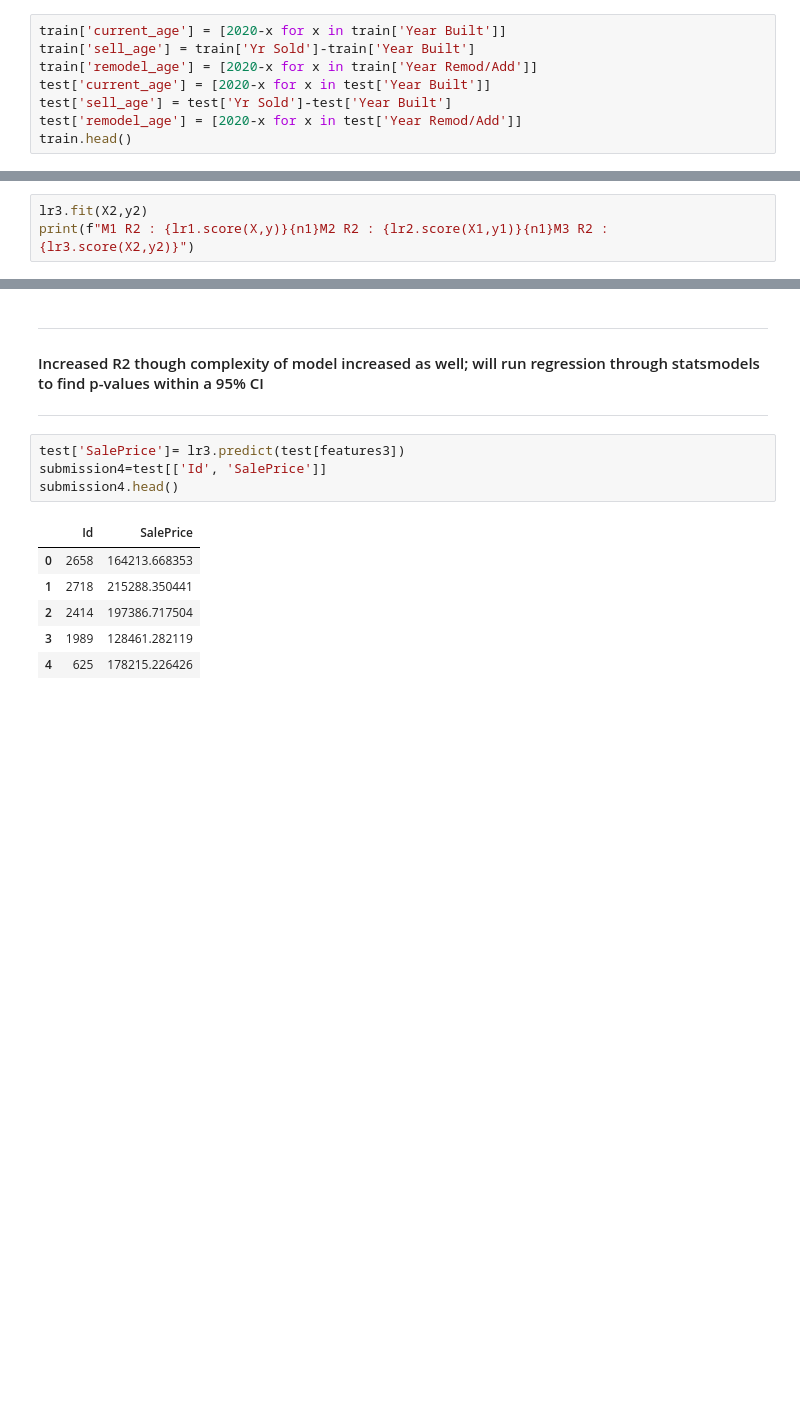
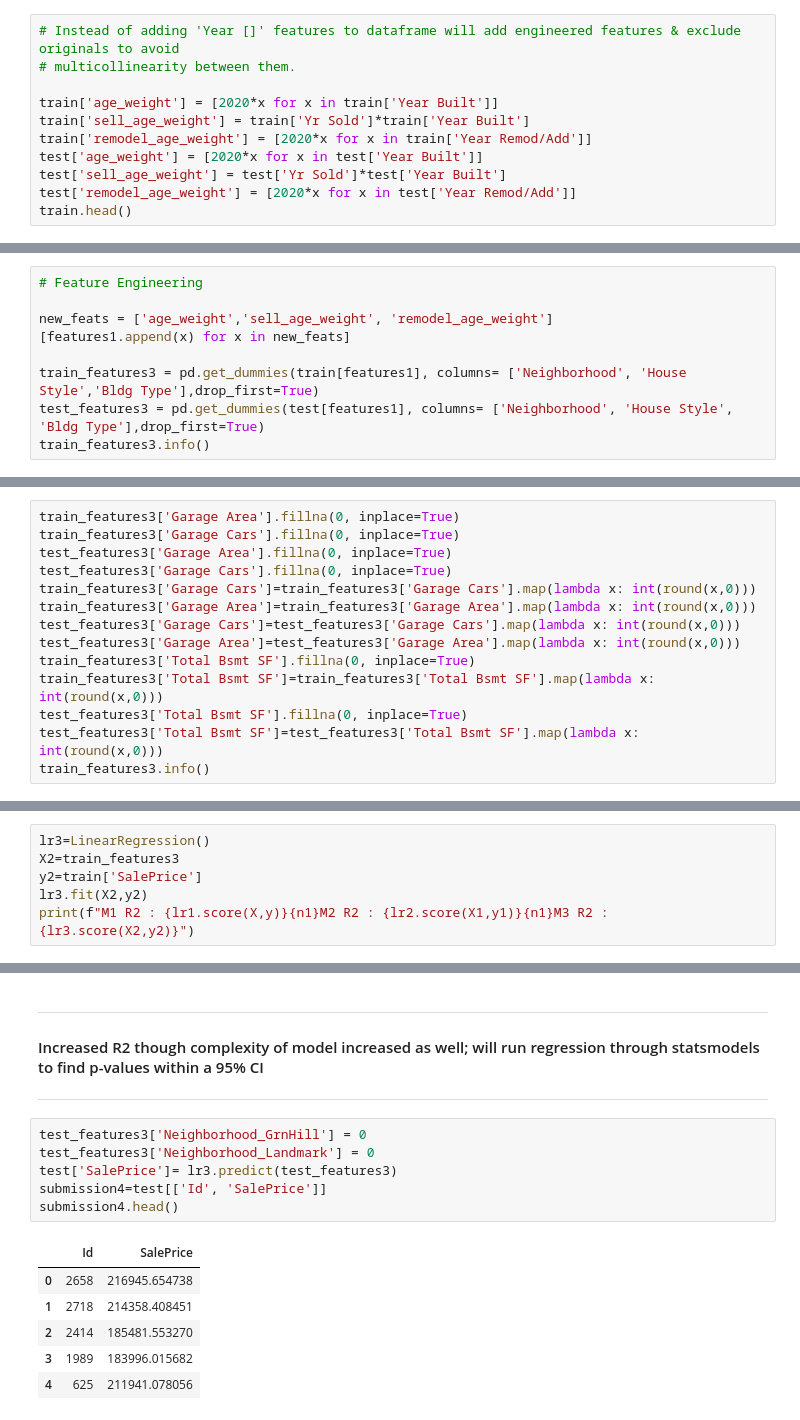
Before and after one commit to chris-volpacchio/Project-2-Linear-Regression, a Jupyter notebook: cv_kaggle_competition_housing.ipynb, the cells around one changed output, grey strips where cells are left out. Saved outputs shown, nothing was run; the diff lists cells and outputs as text; blank space fills up the shorter version.

```diff
--- a/cv_kaggle_competition_housing.ipynb
+++ b/cv_kaggle_competition_housing.ipynb
@@ -349,10 +458,13 @@ submission3.to_csv("/Users/christophervolpacchio/GA/project_2/submissions/test2.
 # %%
-train['current_age'] = [2020-x for x in train['Year Built']]
-train['sell_age'] = train['Yr Sold']-train['Year Built']
-train['remodel_age'] = [2020-x for x in train['Year Remod/Add']]
-test['current_age'] = [2020-x for x in test['Year Built']]
-test['sell_age'] = test['Yr Sold']-test['Year Built']
-test['remodel_age'] = [2020-x for x in test['Year Remod/Add']]
+# Instead of adding 'Year []' features to dataframe will add engineered features & exclude originals to avoid
+# multicollinearity between them.
+
+train['age_weight'] = [2020*x for x in train['Year Built']]
+train['sell_age_weight'] = train['Yr Sold']*train['Year Built']
+train['remodel_age_weight'] = [2020*x for x in train['Year Remod/Add']]
+test['age_weight'] = [2020*x for x in test['Year Built']]
+test['sell_age_weight'] = test['Yr Sold']*test['Year Built']
+test['remodel_age_weight'] = [2020*x for x in test['Year Remod/Add']]
 train.head()
 # %% [output]
 |  | Id | PID | MS SubClass | MS Zoning | Lot Frontage | Lot Area | Street | Alley | Lot Shape | ... |
@@ -393,0 +477,9 @@ y2=train['SalePrice']
+# %%
+# Feature Engineering
+
+new_feats = ['age_weight','sell_age_weight', 'remodel_age_weight']
+[features1.append(x) for x in new_feats]
+
+train_features3 = pd.get_dummies(train[features1], columns= ['Neighborhood', 'House Style','Bldg Type'],drop_first=True)
+test_features3 = pd.get_dummies(test[features1], columns= ['Neighborhood', 'House Style', 'Bldg Type'],drop_first=True)
+train_features3.info()
@@ -393,0 +504,14 @@ y2=train['SalePrice']
+# %%
+train_features3['Garage Area'].fillna(0, inplace=True)
+train_features3['Garage Cars'].fillna(0, inplace=True)
+test_features3['Garage Area'].fillna(0, inplace=True)
+test_features3['Garage Cars'].fillna(0, inplace=True)
+train_features3['Garage Cars']=train_features3['Garage Cars'].map(lambda x: int(round(x,0)))
+train_features3['Garage Area']=train_features3['Garage Area'].map(lambda x: int(round(x,0)))
+test_features3['Garage Cars']=test_features3['Garage Cars'].map(lambda x: int(round(x,0)))
+test_features3['Garage Area']=test_features3['Garage Area'].map(lambda x: int(round(x,0)))
+train_features3['Total Bsmt SF'].fillna(0, inplace=True)
+train_features3['Total Bsmt SF']=train_features3['Total Bsmt SF'].map(lambda x: int(round(x,0)))
+test_features3['Total Bsmt SF'].fillna(0, inplace=True)
+test_features3['Total Bsmt SF']=test_features3['Total Bsmt SF'].map(lambda x: int(round(x,0)))
+train_features3.info()
@@ -394,4 +536,7 @@ y2=train['SalePrice']
 # %%
+lr3=LinearRegression()
+X2=train_features3
+y2=train['SalePrice']
 lr3.fit(X2,y2)
 print(f"M1 R2 : {lr1.score(X,y)}{n1}M2 R2 : {lr2.score(X1,y1)}{n1}M3 R2 : {lr3.score(X2,y2)}")
 # %% [output]
@@ -405,14 +550,16 @@ M3 R2 : 0.7907143847647908
 
 ---
 # %%
-test['SalePrice']= lr3.predict(test[features3])
+test_features3['Neighborhood_GrnHill'] = 0
+test_features3['Neighborhood_Landmark'] = 0
+test['SalePrice']= lr3.predict(test_features3)
 submission4=test[['Id', 'SalePrice']]
 submission4.head()
 # %% [output]
 |  | Id | SalePrice |
-| 0 | 2658 | 164213.668353 |
-| 1 | 2718 | 215288.350441 |
-| 2 | 2414 | 197386.717504 |
-| 3 | 1989 | 128461.282119 |
-| 4 | 625 | 178215.226426 |
+| 0 | 2658 | 216945.654738 |
+| 1 | 2718 | 214358.408451 |
+| 2 | 2414 | 185481.553270 |
+| 3 | 1989 | 183996.015682 |
+| 4 | 625 | 211941.078056 |
 # %%
```
Also changed, not shown: parts of 122 cells of this notebook, 5 other files.
